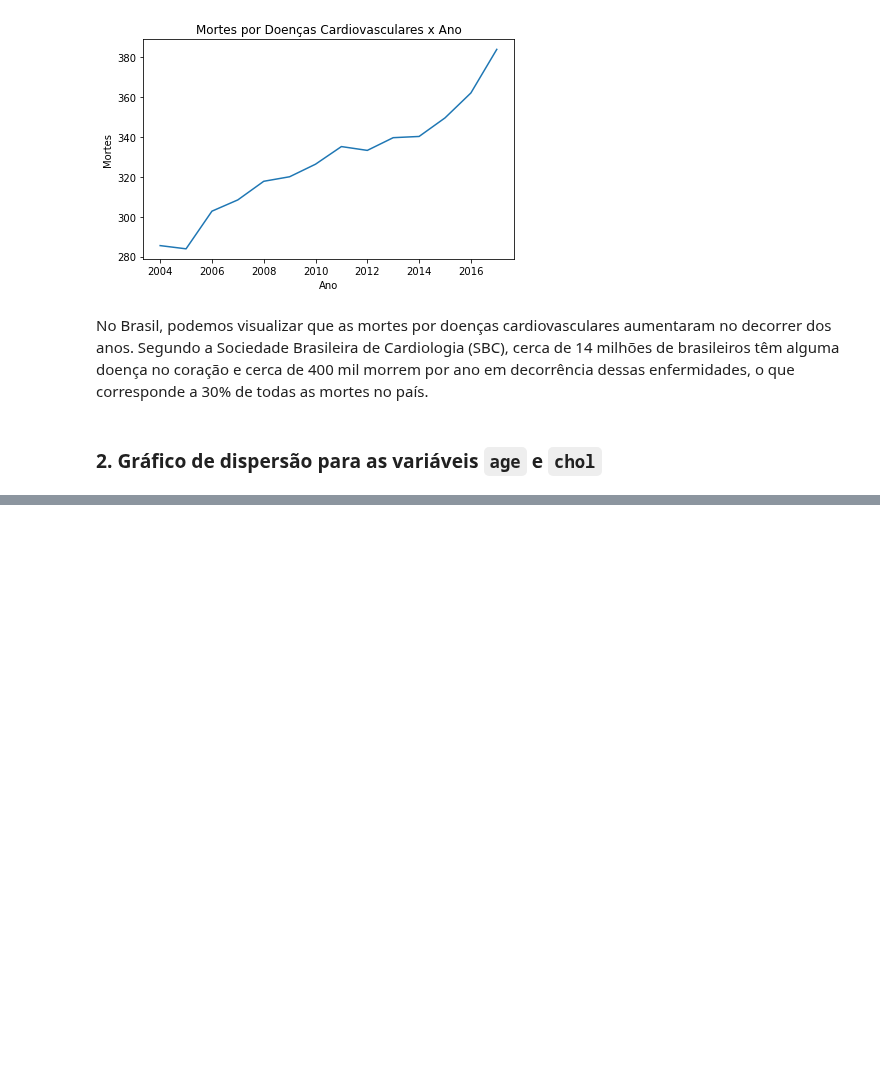
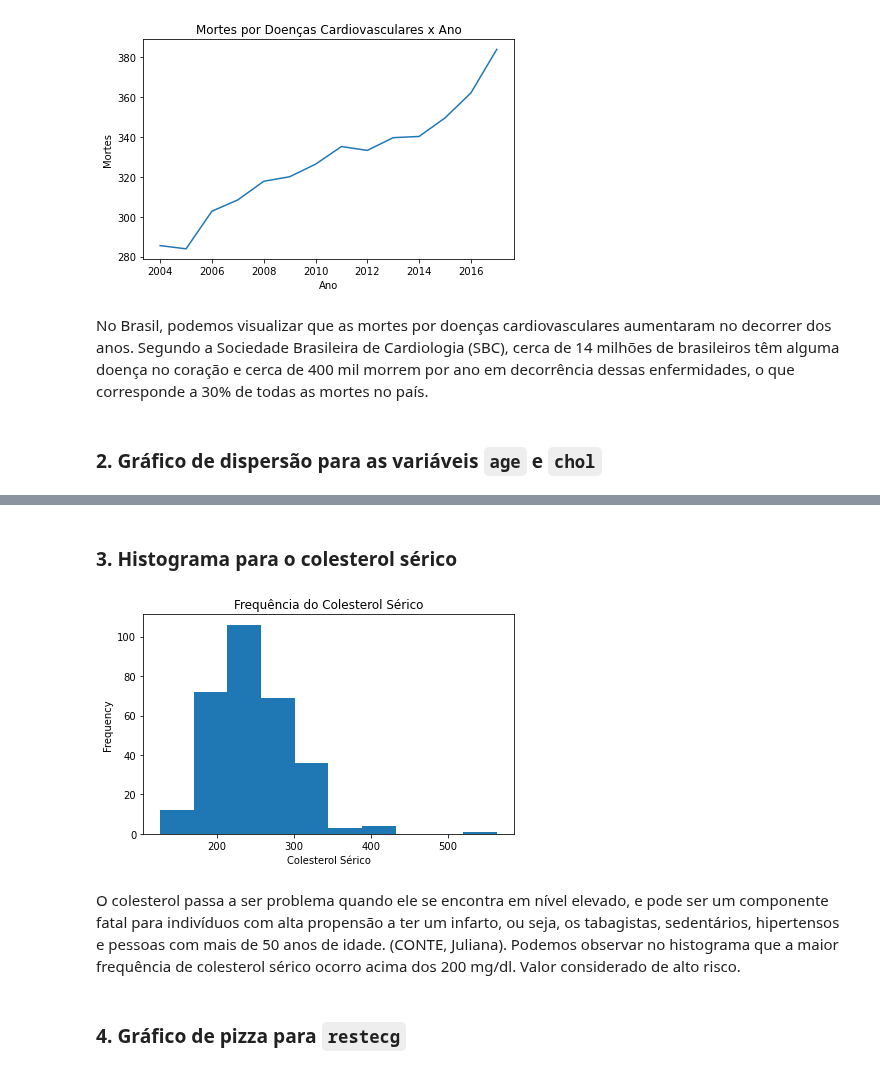
Before and after one commit to danielesantiago/Data-Science, a Jupyter notebook: Análises/Análise - Doenças Cardiovasculares.ipynb, the cells around one changed output, grey strips where cells are left out. Cells and saved outputs as stored; diff of their text form; code cells hidden in the pictures; blank space fills up the shorter version.

```diff
--- a/Análises/Análise - Doenças Cardiovasculares.ipynb
+++ b/Análises/Análise - Doenças Cardiovasculares.ipynb
@@ -267,0 +279,14 @@ No Brasil, podemos visualizar que as mortes por doenças cardiovasculares aument
+# %% [markdown]
+### 3. Histograma para o colesterol sérico
+# %%
+fig, ax = plt.subplots()
+df.chol.plot(kind = 'hist', ax = ax)
+ax.set_title("Frequência do Colesterol Sérico")
+ax.set_xlabel("Colesterol Sérico")
+plt.tight_layout()
+# %% [output]
+[figure, added]
+# %% [markdown]
+O colesterol passa a ser problema quando ele se encontra em nível elevado, e pode ser um componente fatal para indivíduos com alta propensão a ter um infarto, ou seja, os tabagistas, sedentários, hipertensos e pessoas com mais de 50 anos de idade. (CONTE, Juliana). Podemos observar no histograma que a maior frequência de colesterol sérico ocorro acima dos 200 mg/dl. Valor considerado de alto risco.
+# %% [markdown]
+### 4. Gráfico de pizza para `restecg`
```
Also changed, not shown: parts of 16 cells of this notebook, 2 other files.
